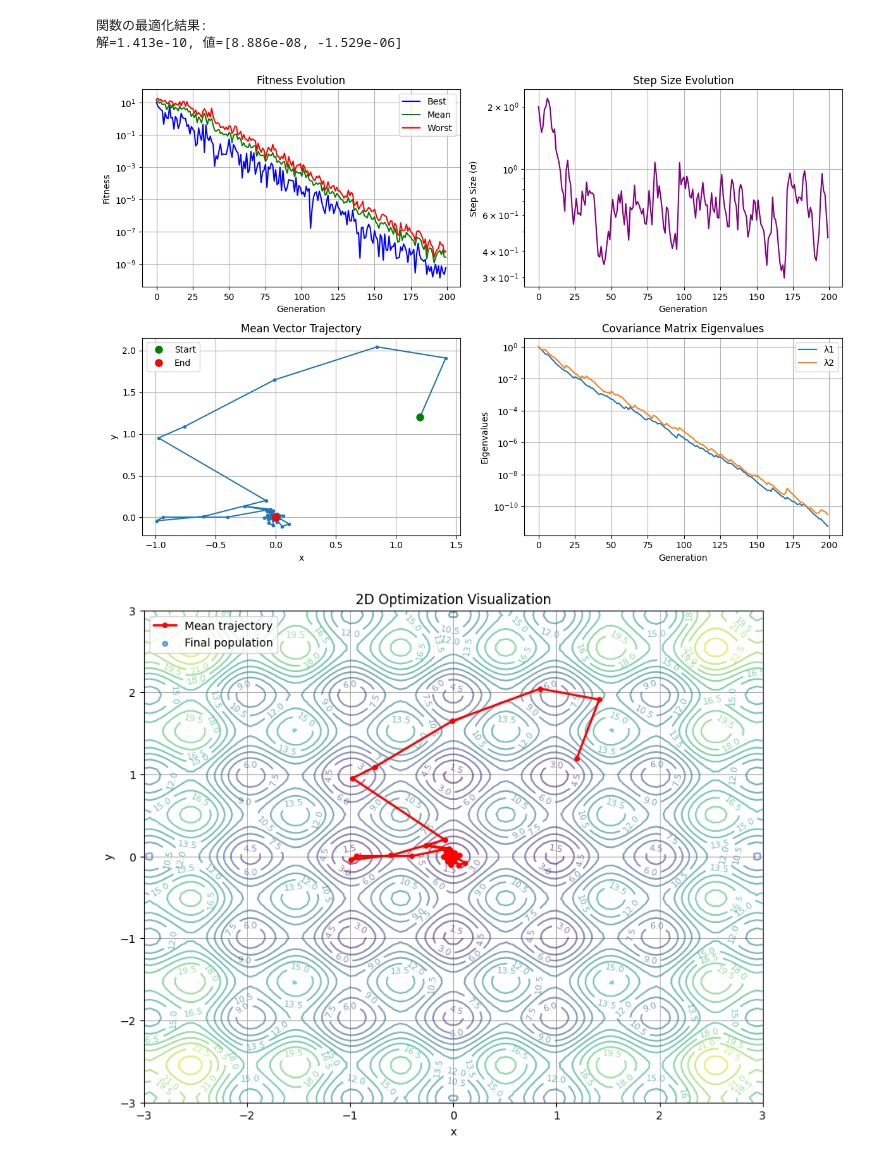
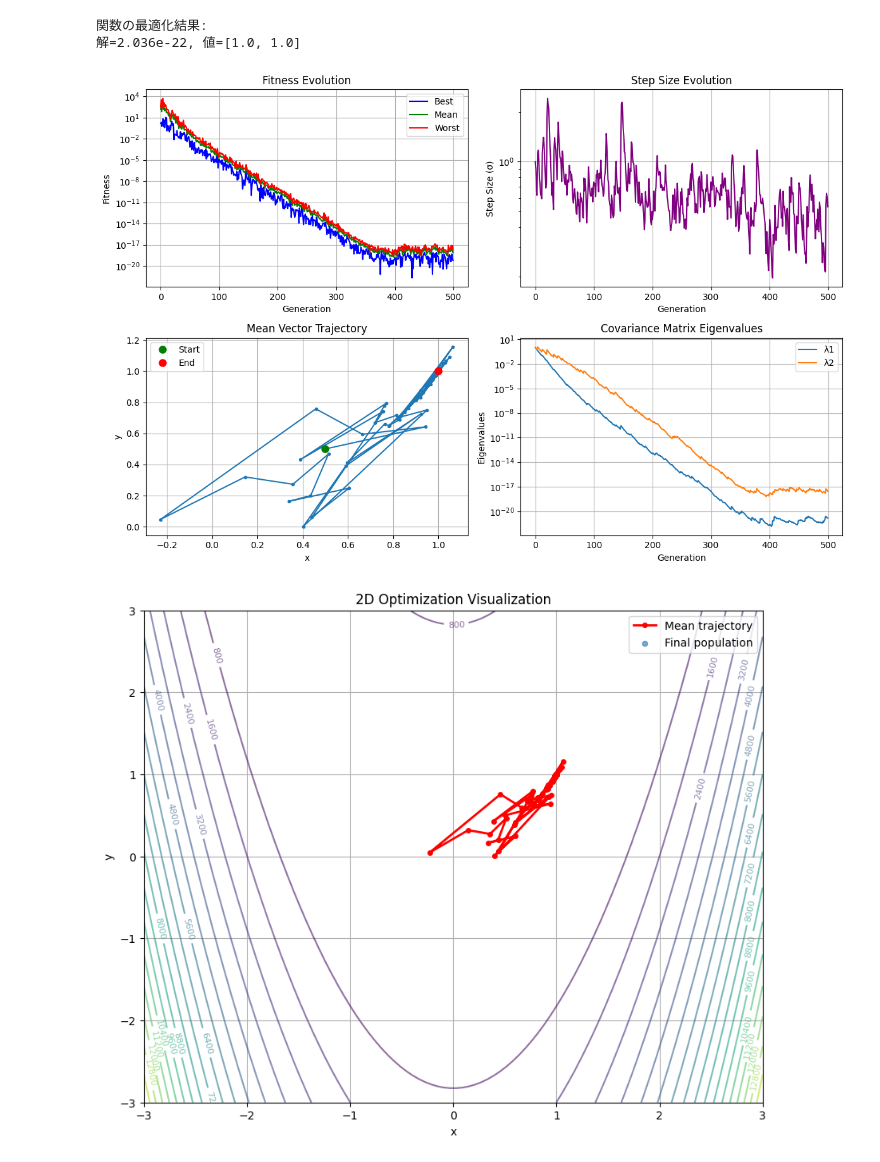
Before and after one commit to no2ca/cmaes-experimental, a Jupyter notebook: cma_es.ipynb, the cells around one changed output. Drawn from its saved outputs; the diff is of its cells as text; code cells hidden in the pictures.

```diff
--- a/cma_es.ipynb
+++ b/cma_es.ipynb
@@ -15,14 +15,14 @@ def rastrigin_func(x, y):
             k += 3 + (n*n - 3 * np.cos(2*np.pi*n))
         return k
 # %%
-cmaes = CMAES(arg_names=["x", "y"], ave_vec=[1.2, 1.2], max_iter=200, sigma=2.0)
-loss, value = cmaes.opt(rastrigin_func)
+cmaes = CMAES(arg_names=["x", "y"], ave_vec=[0.5, 0.5], max_iter=500)
+loss, value = cmaes.opt(rosenbrock)
 
 print(f"関数の最適化結果: \n解={loss:.4}, 値=[{value[0]:.4}, {value[1]:.4}]")
-cmaes.plot_convergence(ans=[0, 0])
-cmaes.plot_2d_optimization(rastrigin_func)
+cmaes.plot_convergence(ans=[1, 1])
+cmaes.plot_2d_optimization(rosenbrock)
 # %% [output]
 関数の最適化結果:
-解=1.413e-10, 値=[8.886e-08, -1.529e-06]
+解=2.036e-22, 値=[1.0, 1.0]
-[figure, old version]
+[figure, new version]
-[figure, old version]
+[figure, new version]
```
Also changed, not shown: 1 other file.
